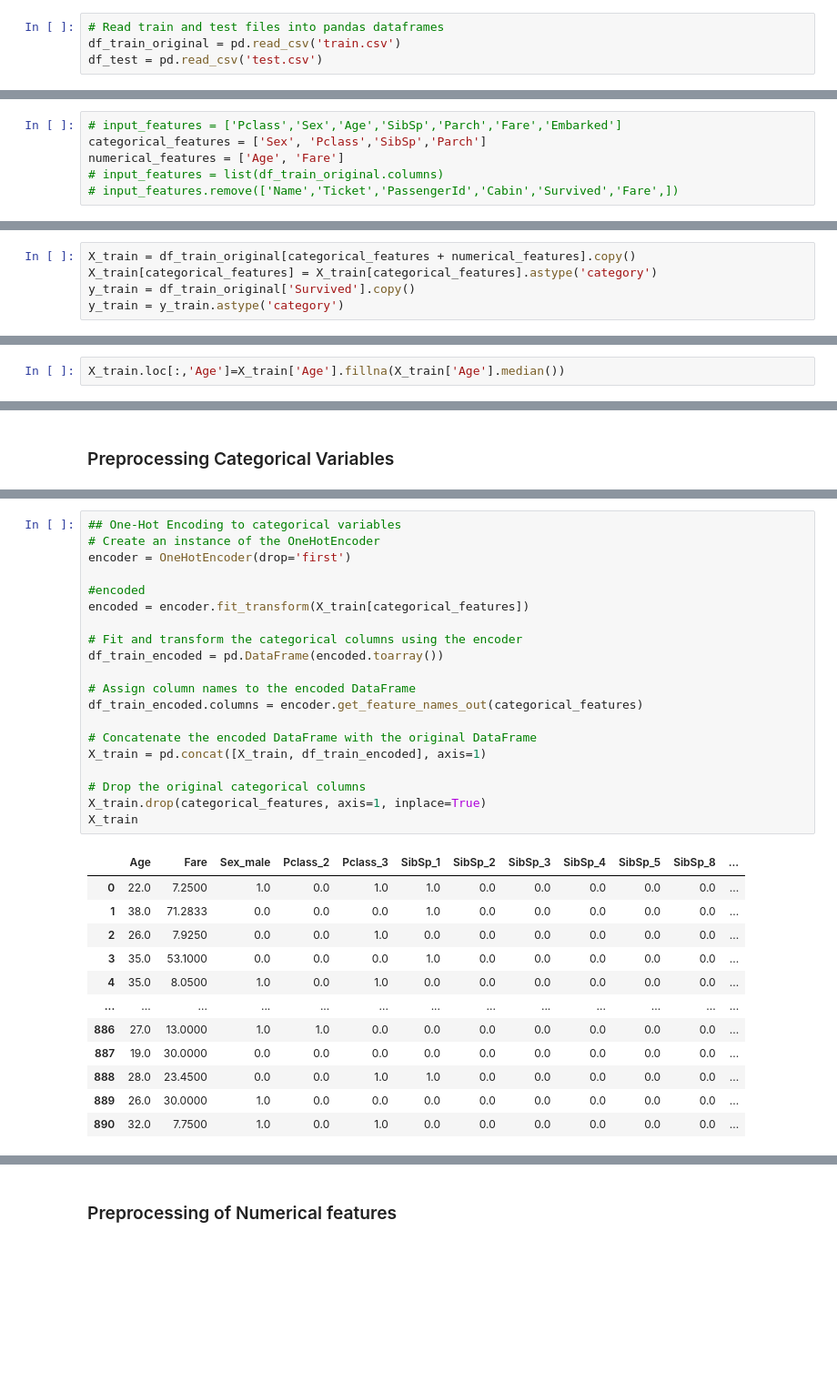
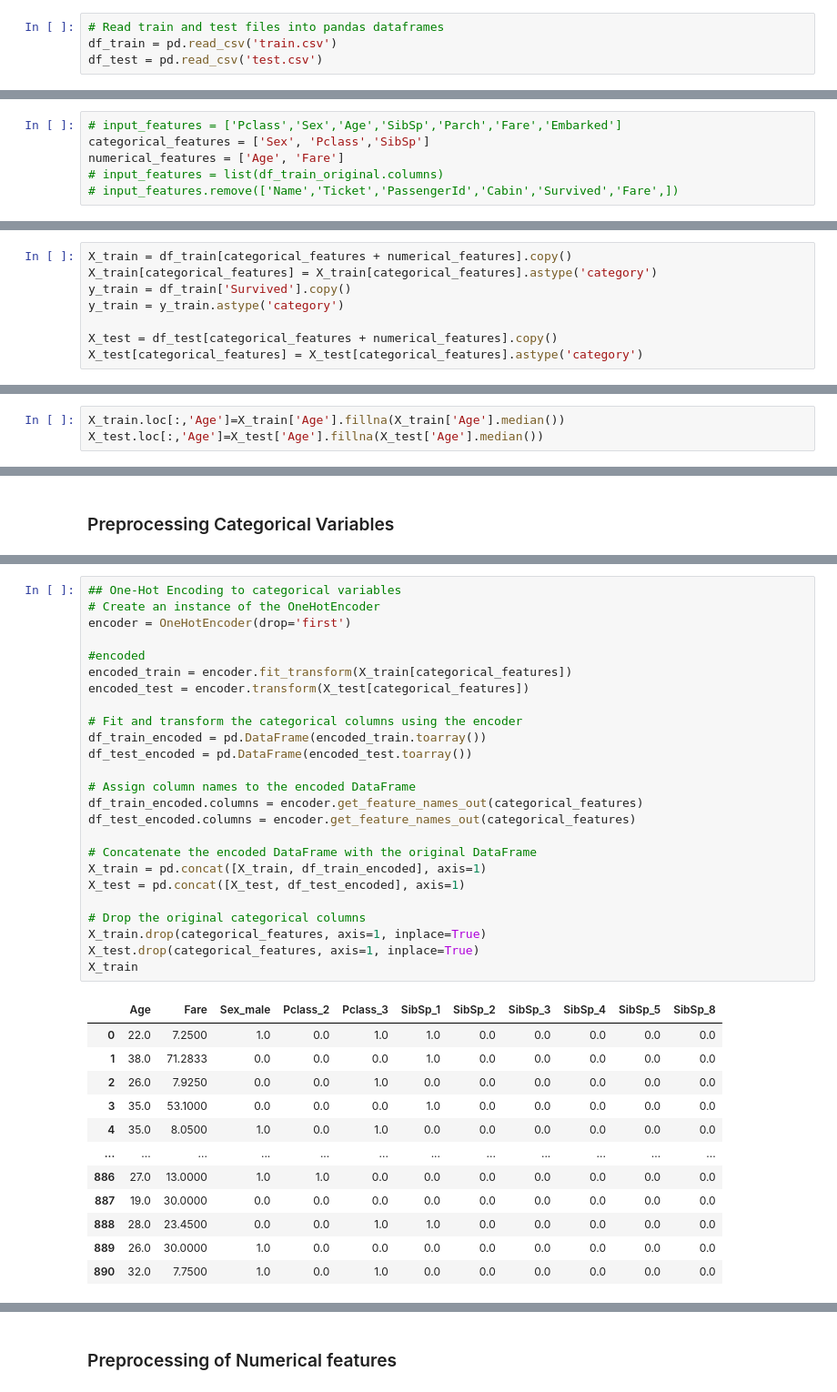
Before and after one commit to henriquemenegaz/titanic, a Jupyter notebook: submission1.ipynb, the cells around one changed output, grey strips where cells are left out. Shown: that part at 91% size. Saved outputs shown, nothing was run; the diff lists cells and outputs as text; blank space fills up the shorter version.

```diff
--- a/submission1.ipynb
+++ b/submission1.ipynb
@@ -21,7 +21,7 @@ import seaborn as sns
 from sklearn.preprocessing import OneHotEncoder
 # %%
 # Read train and test files into pandas dataframes
-df_train_original = pd.read_csv('train.csv')
+df_train = pd.read_csv('train.csv')
 df_test = pd.read_csv('test.csv')
 # %% [markdown]
 # Exploratory Data Analysis
@@ -48,17 +48,20 @@ Parch
 Name: count, dtype: int64
 # %%
 # input_features = ['Pclass','Sex','Age','SibSp','Parch','Fare','Embarked']
-categorical_features = ['Sex', 'Pclass','SibSp','Parch']
+categorical_features = ['Sex', 'Pclass','SibSp']
 numerical_features = ['Age', 'Fare']
 # input_features = list(df_train_original.columns)
 # input_features.remove(['Name','Ticket','PassengerId','Cabin','Survived','Fare',])
 # %% [markdown]
 # Preprocessing
 # %%
-X_train = df_train_original[categorical_features + numerical_features].copy()
+X_train = df_train[categorical_features + numerical_features].copy()
 X_train[categorical_features] = X_train[categorical_features].astype('category')
-y_train = df_train_original['Survived'].copy()
+y_train = df_train['Survived'].copy()
 y_train = y_train.astype('category')
+
+X_test = df_test[categorical_features + numerical_features].copy()
+X_test[categorical_features] = X_test[categorical_features].astype('category')
 # %% [markdown]
 ### Filling Missing values
 # %%
@@ -74,6 +77,7 @@ Fare        0
 dtype: int64
 # %%
 X_train.loc[:,'Age']=X_train['Age'].fillna(X_train['Age'].median())
+X_test.loc[:,'Age']=X_test['Age'].fillna(X_test['Age'].median())
 # %%
 X_train.isnull().sum()
 # %% [output]
@@ -114,33 +141,38 @@ X_train.head()
 # %%
 ## One-Hot Encoding to categorical variables
 # Create an instance of the OneHotEncoder
 encoder = OneHotEncoder(drop='first')
 
 #encoded
-encoded = encoder.fit_transform(X_train[categorical_features])
+encoded_train = encoder.fit_transform(X_train[categorical_features])
+encoded_test = encoder.transform(X_test[categorical_features])
 
 # Fit and transform the categorical columns using the encoder
-df_train_encoded = pd.DataFrame(encoded.toarray())
+df_train_encoded = pd.DataFrame(encoded_train.toarray())
+df_test_encoded = pd.DataFrame(encoded_test.toarray())
 
 # Assign column names to the encoded DataFrame
 df_train_encoded.columns = encoder.get_feature_names_out(categorical_features)
+df_test_encoded.columns = encoder.get_feature_names_out(categorical_features)
 
 # Concatenate the encoded DataFrame with the original DataFrame
 X_train = pd.concat([X_train, df_train_encoded], axis=1)
+X_test = pd.concat([X_test, df_test_encoded], axis=1)
 
 # Drop the original categorical columns
 X_train.drop(categorical_features, axis=1, inplace=True)
+X_test.drop(categorical_features, axis=1, inplace=True)
 X_train
 # %% [output]
-|  | Age | Fare | Sex_male | Pclass_2 | Pclass_3 | SibSp_1 | SibSp_2 | SibSp_3 | SibSp_4 | SibSp_5 | SibSp_8 | ... |
-| 0 | 22.0 | 7.2500 | 1.0 | 0.0 | 1.0 | 1.0 | 0.0 | 0.0 | 0.0 | 0.0 | 0.0 | ... |
-| 1 | 38.0 | 71.2833 | 0.0 | 0.0 | 0.0 | 1.0 | 0.0 | 0.0 | 0.0 | 0.0 | 0.0 | ... |
-| 2 | 26.0 | 7.9250 | 0.0 | 0.0 | 1.0 | 0.0 | 0.0 | 0.0 | 0.0 | 0.0 | 0.0 | ... |
-| 3 | 35.0 | 53.1000 | 0.0 | 0.0 | 0.0 | 1.0 | 0.0 | 0.0 | 0.0 | 0.0 | 0.0 | ... |
-| 4 | 35.0 | 8.0500 | 1.0 | 0.0 | 1.0 | 0.0 | 0.0 | 0.0 | 0.0 | 0.0 | 0.0 | ... |
-| ... | ... | ... | ... | ... | ... | ... | ... | ... | ... | ... | ... | ... |
-| 886 | 27.0 | 13.0000 | 1.0 | 1.0 | 0.0 | 0.0 | 0.0 | 0.0 | 0.0 | 0.0 | 0.0 | ... |
-| 887 | 19.0 | 30.0000 | 0.0 | 0.0 | 0.0 | 0.0 | 0.0 | 0.0 | 0.0 | 0.0 | 0.0 | ... |
-| 888 | 28.0 | 23.4500 | 0.0 | 0.0 | 1.0 | 1.0 | 0.0 | 0.0 | 0.0 | 0.0 | 0.0 | ... |
-| 889 | 26.0 | 30.0000 | 1.0 | 0.0 | 0.0 | 0.0 | 0.0 | 0.0 | 0.0 | 0.0 | 0.0 | ... |
-| 890 | 32.0 | 7.7500 | 1.0 | 0.0 | 1.0 | 0.0 | 0.0 | 0.0 | 0.0 | 0.0 | 0.0 | ... |
+|  | Age | Fare | Sex_male | Pclass_2 | Pclass_3 | SibSp_1 | SibSp_2 | SibSp_3 | SibSp_4 | SibSp_5 | SibSp_8 |
+| 0 | 22.0 | 7.2500 | 1.0 | 0.0 | 1.0 | 1.0 | 0.0 | 0.0 | 0.0 | 0.0 | 0.0 |
+| 1 | 38.0 | 71.2833 | 0.0 | 0.0 | 0.0 | 1.0 | 0.0 | 0.0 | 0.0 | 0.0 | 0.0 |
+| 2 | 26.0 | 7.9250 | 0.0 | 0.0 | 1.0 | 0.0 | 0.0 | 0.0 | 0.0 | 0.0 | 0.0 |
+| 3 | 35.0 | 53.1000 | 0.0 | 0.0 | 0.0 | 1.0 | 0.0 | 0.0 | 0.0 | 0.0 | 0.0 |
+| 4 | 35.0 | 8.0500 | 1.0 | 0.0 | 1.0 | 0.0 | 0.0 | 0.0 | 0.0 | 0.0 | 0.0 |
+| ... | ... | ... | ... | ... | ... | ... | ... | ... | ... | ... | ... |
+| 886 | 27.0 | 13.0000 | 1.0 | 1.0 | 0.0 | 0.0 | 0.0 | 0.0 | 0.0 | 0.0 | 0.0 |
+| 887 | 19.0 | 30.0000 | 0.0 | 0.0 | 0.0 | 0.0 | 0.0 | 0.0 | 0.0 | 0.0 | 0.0 |
+| 888 | 28.0 | 23.4500 | 0.0 | 0.0 | 1.0 | 1.0 | 0.0 | 0.0 | 0.0 | 0.0 | 0.0 |
+| 889 | 26.0 | 30.0000 | 1.0 | 0.0 | 0.0 | 0.0 | 0.0 | 0.0 | 0.0 | 0.0 | 0.0 |
+| 890 | 32.0 | 7.7500 | 1.0 | 0.0 | 1.0 | 0.0 | 0.0 | 0.0 | 0.0 | 0.0 | 0.0 |
```
Also changed, not shown: parts of 22 cells of this notebook.
